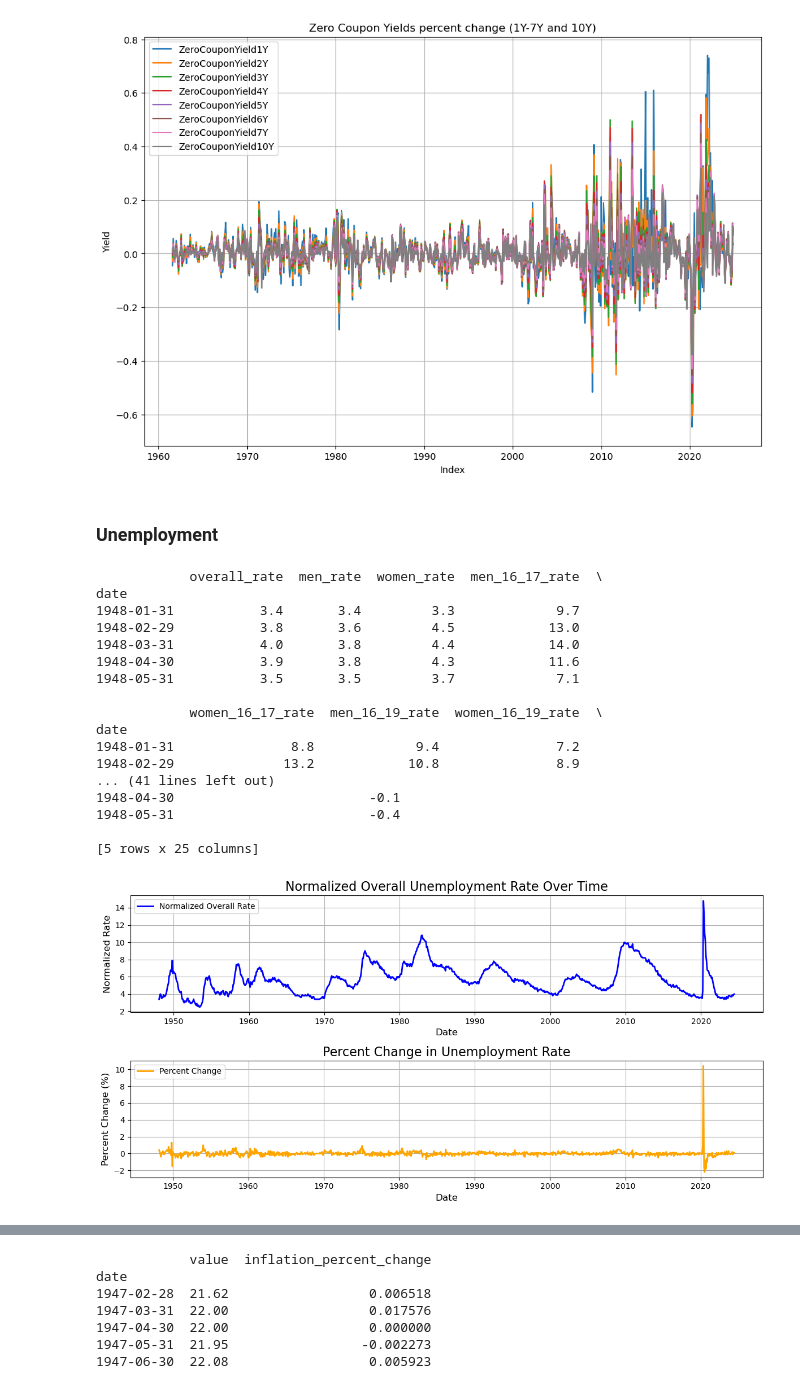
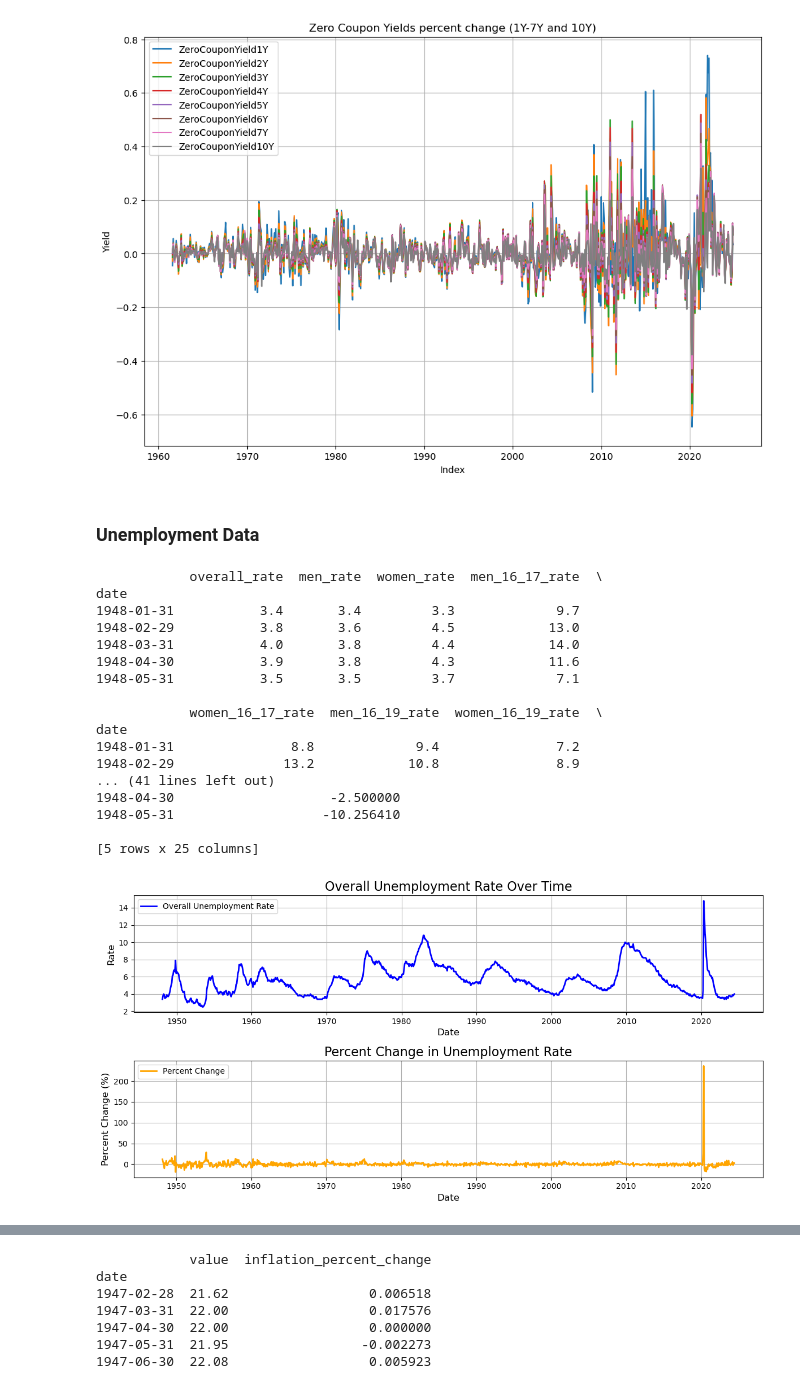
Before and after one commit to ChrisLato/AISE-4010-Project, a Jupyter notebook: Data Pre-processing.ipynb, the cells around one changed output, grey strips where cells are left out. Cells and saved outputs as stored; diff of their text form; code cells hidden in the pictures.

```diff
--- a/Data Pre-processing.ipynb
+++ b/Data Pre-processing.ipynb
@@ -258,8 +263,10 @@ plt.show()
 # %% [output]
 [figure]
 # %% [markdown]
-### Unemployment
+### Unemployment Data
 # %%
+import pandas as pd
+import matplotlib.pyplot as plt
 
 # Convert to datetime and set index
 unemployment['date'] = pd.to_datetime(unemployment['date'], errors='coerce')
@@ -276,10 +283,7 @@ unemployment = unemployment.drop(columns=columns_to_drop)
 unemployment.interpolate(method='linear', inplace=True)  # Use linear interpolation for filling NA values
 
 # Calculate percent change for 'overall_rate'
-unemployment['unemployment_percent_change'] = unemployment['overall_rate'].diff()
-
-# Normalize 'overall_rate' using MinMaxScaler
-
+unemployment['unemployment_percent_change'] = unemployment['overall_rate'].pct_change() * 100  # Multiply by 100 for percentage format
 
 # Display the first few rows
 print(unemployment.head())
@@ -289,40 +293,40 @@ plt.figure(figsize=(12, 6))
 
 # Original Unemployment Rate
 plt.subplot(2, 1, 1)
-plt.plot(unemployment.index, unemployment['overall_rate'], label='Normalized Overall Rate', color='blue', linewidth=2)
-plt.title('Normalized Overall Unemployment Rate Over Time', fontsize=16)
+plt.plot(unemployment.index, unemployment['overall_rate'], label='Overall Unemployment Rate', color='blue', linewidth=2)
+plt.title('Overall Unemployment Rate Over Time', fontsize=16)
 plt.xlabel('Date', fontsize=12)
-plt.ylabel('Normalized Rate', fontsize=12)
+plt.ylabel('Rate', fontsize=12)
 plt.legend()
 plt.grid(True)
 
 # Percent Change
 plt.subplot(2, 1, 2)
 plt.plot(unemployment.index, unemployment['unemployment_percent_change'], label='Percent Change', color='orange', linewidth=2)
 plt.title('Percent Change in Unemployment Rate', fontsize=16)
 plt.xlabel('Date', fontsize=12)
 plt.ylabel('Percent Change (%)', fontsize=12)
 plt.legend()
 plt.grid(True)
 
 plt.tight_layout()
 plt.show()
 # %% [output]
             overall_rate  men_rate  women_rate  men_16_17_rate  \
 date
 1948-01-31           3.4       3.4         3.3             9.7
 1948-02-29           3.8       3.6         4.5            13.0
 1948-03-31           4.0       3.8         4.4            14.0
 1948-04-30           3.9       3.8         4.3            11.6
 1948-05-31           3.5       3.5         3.7             7.1
 
             women_16_17_rate  men_16_19_rate  women_16_19_rate  \
 date
 1948-01-31               8.8             9.4               7.2
 1948-02-29              13.2            10.8               8.9
 ... (41 lines left out)
-1948-04-30                         -0.1
-1948-05-31                         -0.4
+1948-04-30                    -2.500000
+1948-05-31                   -10.256410
 
 [5 rows x 25 columns]
-[figure, old version]
+[figure, new version]
```
Also changed, not shown: parts of 18 cells of this notebook, 1 other file.
